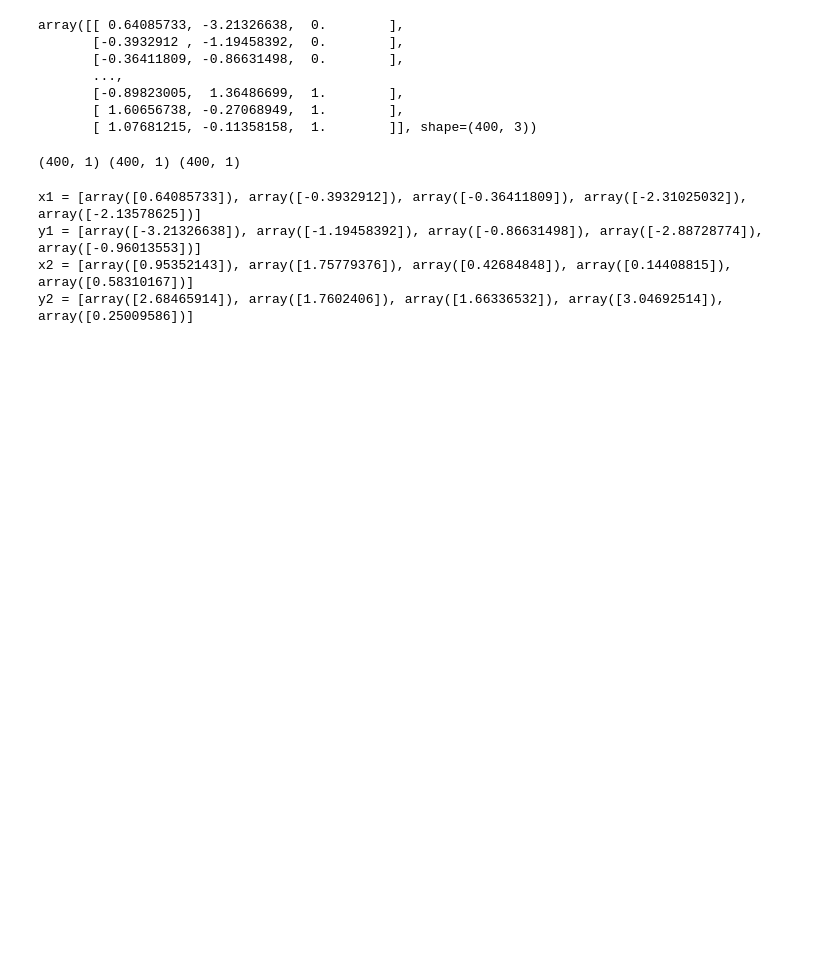
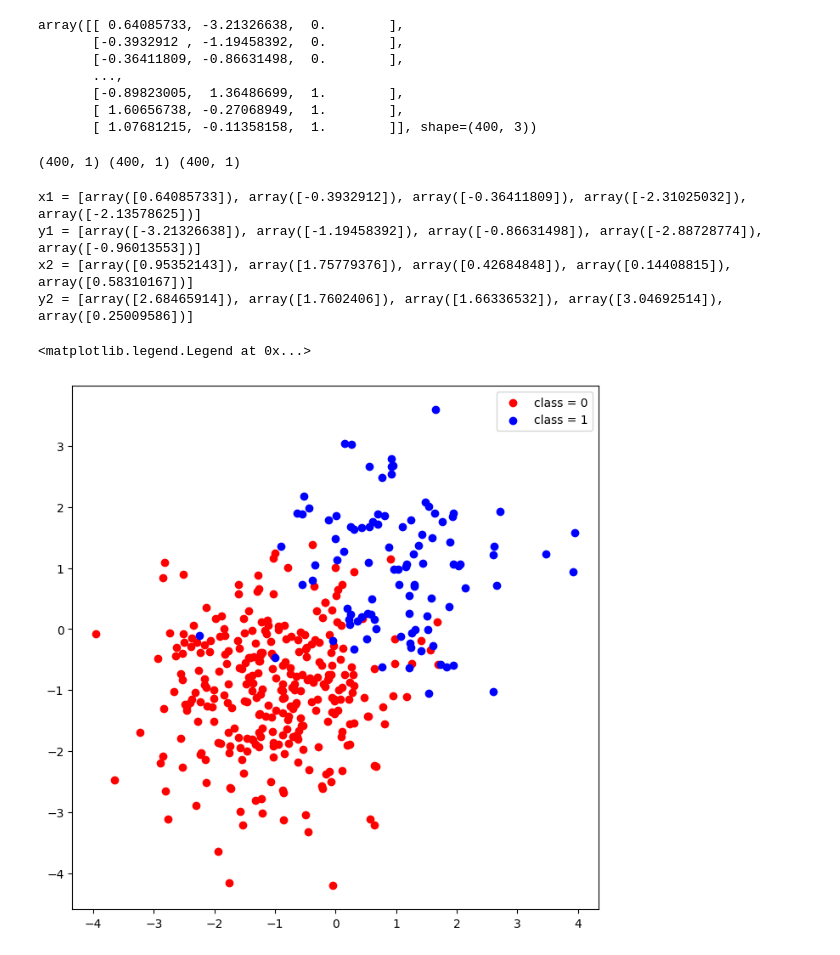
Before and after one commit to ha5804/Machine_learning, a Jupyter notebook: logistic_regression/mycode.ipynb, the cells around one changed output. Cells and saved outputs as stored; diff of their text form; code cells hidden in the pictures; blank space fills up the shorter version.

Commit message:
plot _my data

```diff
--- a/logistic_regression/mycode.ipynb
+++ b/logistic_regression/mycode.ipynb
@@ -38,3 +38,11 @@ x1 = [array([0.64085733]), array([-0.3932912]), array([-0.36411809]), array([-2.
 y1 = [array([-3.21326638]), array([-1.19458392]), array([-0.86631498]), array([-2.88728774]), array([-0.96013553])]
 x2 = [array([0.95352143]), array([1.75779376]), array([0.42684848]), array([0.14408815]), array([0.58310167])]
 y2 = [array([2.68465914]), array([1.7602406]), array([1.66336532]), array([3.04692514]), array([0.25009586])]
+# %%
+plt.figure(figsize = (8,8))
+plt.scatter(x1, y1, marker = 'o', color = 'red', label = 'class = 0')
+plt.scatter(x2, y2, marker = 'o', color = 'blue', label = 'class = 1')
+plt.legend()
+# %% [output]
+<matplotlib.legend.Legend at 0x...>
+[figure, added]
```
